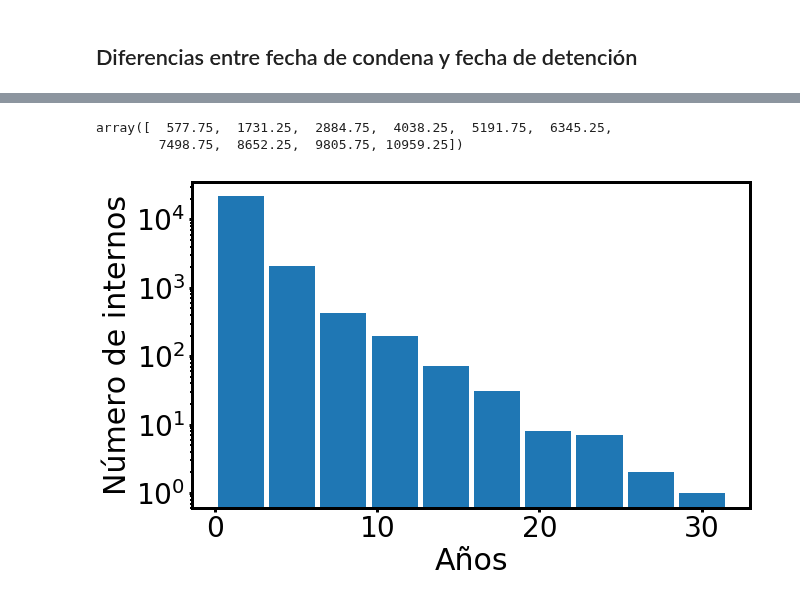
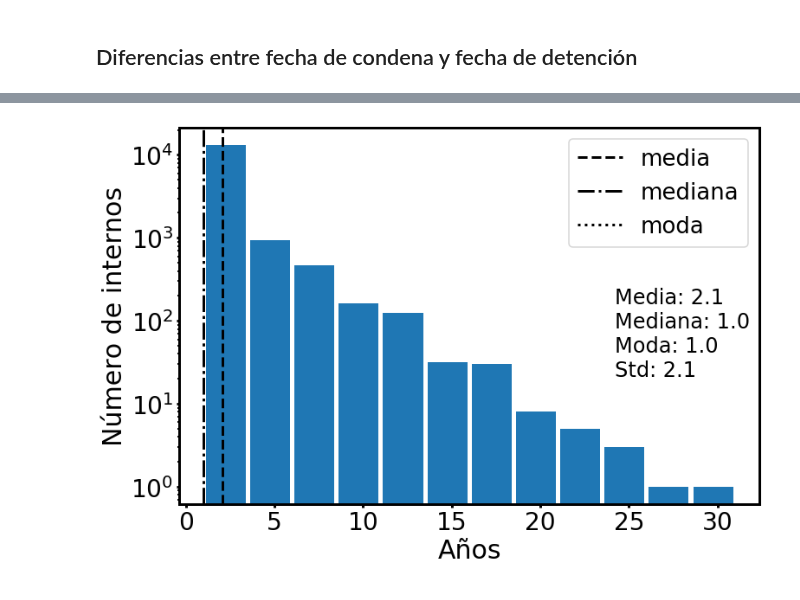
Before and after one commit to nahuelalmeira/poblacionPenal, a Jupyter notebook: VisualizacionYAnalisis/DiploDatos_PoblacionPenitenciariaArgentina_VyA.ipynb, the cells around one changed output, grey strips where cells are left out. Saved outputs shown, nothing was run; the diff lists cells and outputs as text; code cells hidden in the pictures.

```diff
--- a/VisualizacionYAnalisis/DiploDatos_PoblacionPenitenciariaArgentina_VyA.ipynb
+++ b/VisualizacionYAnalisis/DiploDatos_PoblacionPenitenciariaArgentina_VyA.ipynb
@@ -920,21 +959,23 @@ data_dur_condena[mask].shape[0]
-# %%
-bin_centers
-# %% [output]
-array([  577.75,  1731.25,  2884.75,  4038.25,  5191.75,  6345.25,
-        7498.75,  8652.25,  9805.75, 10959.25])
-# %%
-data_dur_condena = data_dur_condena[mask]
-
-tiempo_sin_condena_anios = data_dur_condena['tiempo_sin_condena'].values / 365
-
-hist, bin_edges = np.histogram(data_dur_condena['tiempo_sin_condena'].values, bins=12)
-bin_centers = (bin_edges[1:] + bin_edges[:-1]) / 2
-
-hist, bin_edges = np.histogram(data_dur_condena['tiempo_sin_condena'])
-fig, ax = plt.subplots(figsize=(10, 6))
-ax.set_xlabel('Años')
-ax.set_ylabel('Número de internos')
-ax.hist(tiempo_sin_condena_anios, rwidth=0.9, log=True)
-plt.show()
-# %% [output]
-[figure, removed]
+# %%
+data_dur_condena = data_dur_condena[mask]
+tiempo_sin_condena_anios = data_dur_condena['tiempo_sin_condena']
+
+moda = tiempo_sin_condena_anios.mode().values[0]
+media = tiempo_sin_condena_anios.mean()
+mediana = tiempo_sin_condena_anios.median()
+std = tiempo_sin_condena_anios.std()
+
+fig, ax = plt.subplots(figsize=(12, 8))
+ax.set_xlabel('Años')
+ax.set_ylabel('Número de internos')
+ax.hist(tiempo_sin_condena_anios.values, rwidth=0.9, log=True, bins=12)
+ax.axvline(media, linestyle='--', color='k', label='media')
+ax.axvline(mediana, linestyle='-.', color='k', label='mediana')
+ax.axvline(moda, linestyle=':', color='k', label='moda')
+text = 'Media: {:.1f}\nMediana: {:.1f}\nModa: {:.1f}\nStd: {:.1f}'.format(media, mediana, moda, std)
+ax.text(0.75, 0.34, text, transform=ax.transAxes, fontsize=24)
+ax.legend(loc='best')
+plt.savefig('../Informe/graficos/diff_condenado_detencion.png')
+plt.show()
+# %% [output]
+[figure, added]
```
Also changed, not shown: parts of 13 cells of this notebook, 5 other files.
